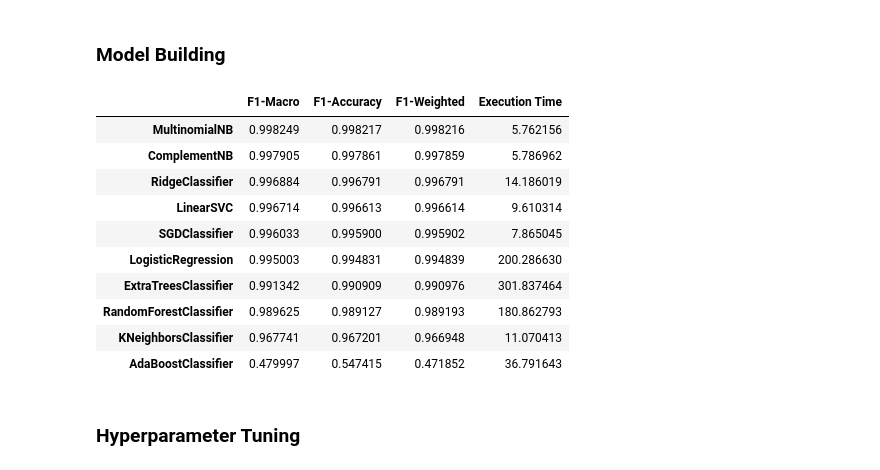
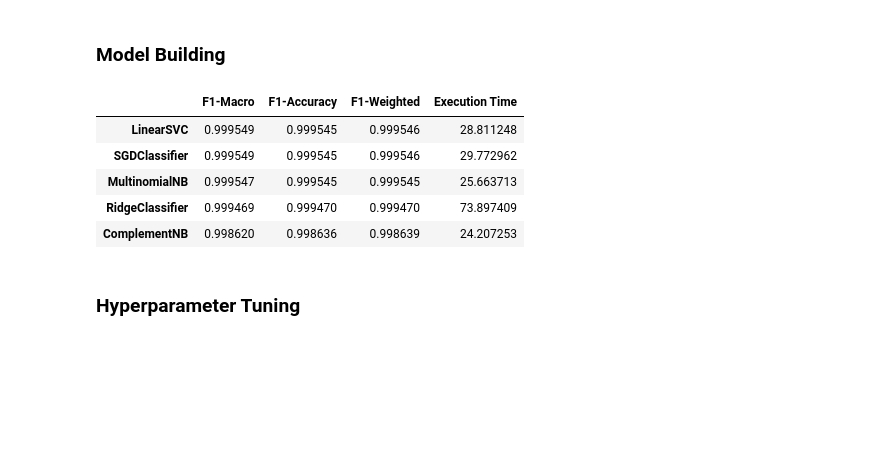
Before and after one commit to daniel-bru/Classification-Hackathon-EDSA, a Jupyter notebook: Daniel_Bruintjies_Classification_Hackathon.ipynb, the cells around one changed output. Drawn from its saved outputs; the diff is of its cells as text; code cells hidden in the pictures; blank space fills up the shorter version.

```diff
--- a/Daniel_Bruintjies_Classification_Hackathon.ipynb
+++ b/Daniel_Bruintjies_Classification_Hackathon.ipynb
@@ -209,19 +189,14 @@ all_classifiers.to_csv('all_classifiers.csv')
 # %%
 clf_performance_df = pd.read_csv('clf_performance_df.csv', index_col = 0)
-# %%
-all_classifiers.sort_values('F1-Weighted', ascending=False)
-# %% [output]
-|  | F1-Macro | F1-Accuracy | F1-Weighted | Execution Time |
-| MultinomialNB | 0.998249 | 0.998217 | 0.998216 | 5.762156 |
-| ComplementNB | 0.997905 | 0.997861 | 0.997859 | 5.786962 |
-| RidgeClassifier | 0.996884 | 0.996791 | 0.996791 | 14.186019 |
-| LinearSVC | 0.996714 | 0.996613 | 0.996614 | 9.610314 |
-| SGDClassifier | 0.996033 | 0.995900 | 0.995902 | 7.865045 |
-| LogisticRegression | 0.995003 | 0.994831 | 0.994839 | 200.286630 |
-| ExtraTreesClassifier | 0.991342 | 0.990909 | 0.990976 | 301.837464 |
-| RandomForestClassifier | 0.989625 | 0.989127 | 0.989193 | 180.862793 |
-| KNeighborsClassifier | 0.967741 | 0.967201 | 0.966948 | 11.070413 |
-| AdaBoostClassifier | 0.479997 | 0.547415 | 0.471852 | 36.791643 |
+# %%
+clf_performance_df.sort_values('F1-Weighted', ascending=False)
+# %% [output]
+|  | F1-Macro | F1-Accuracy | F1-Weighted | Execution Time |
+| LinearSVC | 0.999549 | 0.999545 | 0.999546 | 28.811248 |
+| SGDClassifier | 0.999549 | 0.999545 | 0.999546 | 29.772962 |
+| MultinomialNB | 0.999547 | 0.999545 | 0.999545 | 25.663713 |
+| RidgeClassifier | 0.999469 | 0.999470 | 0.999470 | 73.897409 |
+| ComplementNB | 0.998620 | 0.998636 | 0.998639 | 24.207253 |
 # %% [markdown]
 ### Hyperparameter Tuning
 # %%
```
Also changed, not shown: parts of 58 cells of this notebook.
